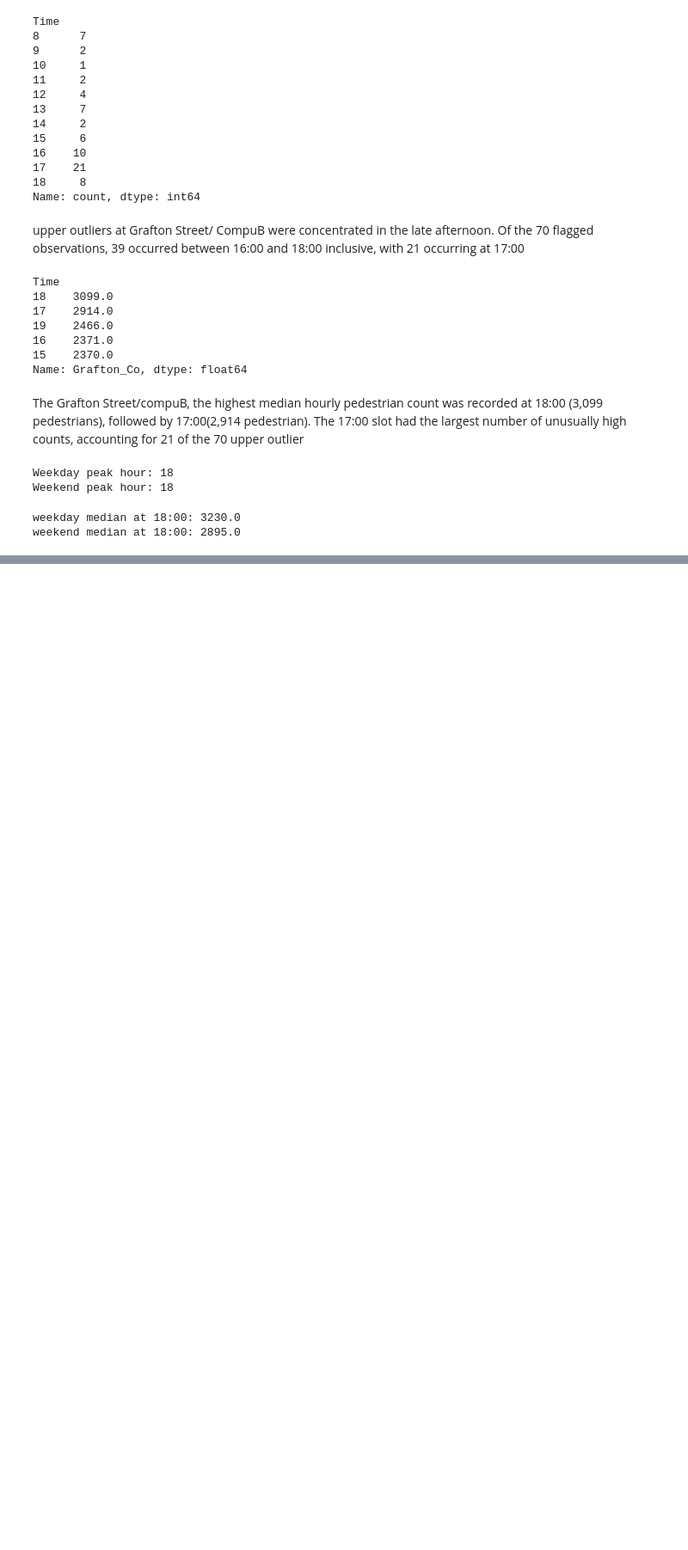
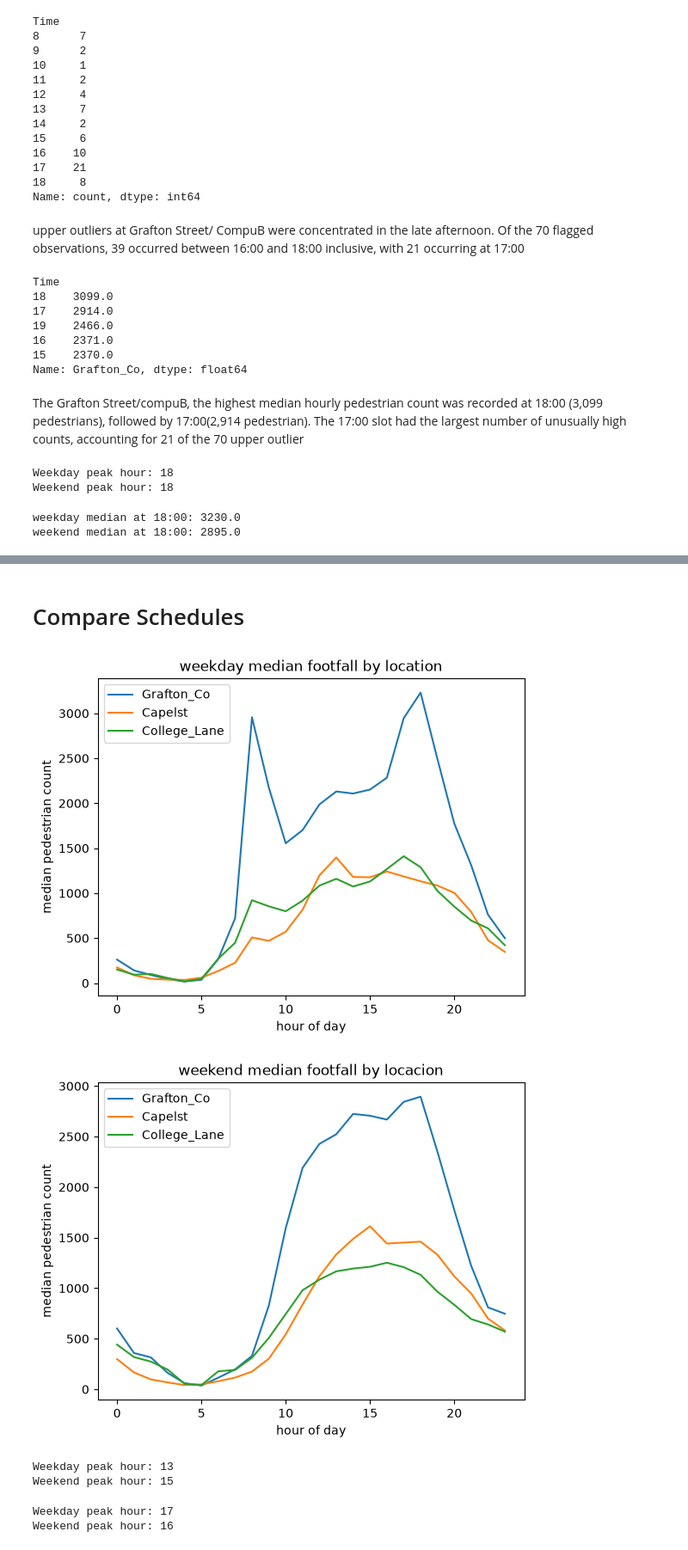
Before and after one commit to 2026491-max/Strategic---Thinking---sep-2026, a Jupyter notebook: Pedestrian Footfall.ipynb, the cells around one changed output, grey strips where cells are left out. Shown at 86% size. Saved outputs shown, nothing was run; the diff lists cells and outputs as text; code cells hidden in the pictures; blank space fills up the shorter version.

```diff
--- a/Pedestrian Footfall.ipynb
+++ b/Pedestrian Footfall.ipynb
@@ -978,0 +997,48 @@ At Grafton Street/CompuB, the median pedestrian count peaked at 18:00 on both we
+# %% [markdown]
+# Compare Schedules
+# %%
+locations = ["Grafton_Co","Capelst","College_Lane"]
+
+weekday_profiles = weekday.groupby(weekday["Time"].dt.hour)[locations].median()
+weekend_profiles = weekend.groupby(weekend["Time"].dt.hour)[locations].median()
+
+weekday_profiles.plot(title = "weekday median footfall by location",
+                      xlabel = "hour of day",
+                      ylabel = "median pedestrian count")
+weekend_profiles.plot(title = "weekend median footfall by locacion",
+                      xlabel = "hour of day",
+                      ylabel = "median pedestrian count")
+plt.show()
+# %% [output]
+[figure, added]
+[figure, added]
+# %%
+hour = df_analysis["Time"].dt.hour
+day = df_analysis["Time"].dt.day_of_week
+
+weekday = df_analysis[day < 5]
+weekend = df_analysis[day >= 5]
+
+weekday_median = weekday.groupby(hour)["Capelst"].median()
+weekend_median = weekend.groupby(hour)["Capelst"].median()
+
+print("Weekday peak hour:", weekday_median.idxmax())
+print("Weekend peak hour:", weekend_median.idxmax())
+# %% [output]
+Weekday peak hour: 13
+Weekend peak hour: 15
+# %%
+hour = df_analysis["Time"].dt.hour
+day = df_analysis["Time"].dt.day_of_week
+
+weekday = df_analysis[day < 5]
+weekend = df_analysis[day >= 5]
+
+weekday_median = weekday.groupby(hour)["College_Lane"].median()
+weekend_median = weekend.groupby(hour)["College_Lane"].median()
+
+print("Weekday peak hour:", weekday_median.idxmax())
+print("Weekend peak hour:", weekend_median.idxmax())
+# %% [output]
+Weekday peak hour: 17
+Weekend peak hour: 16
```
Also changed, not shown: parts of 6 cells of this notebook, 3 other files.
